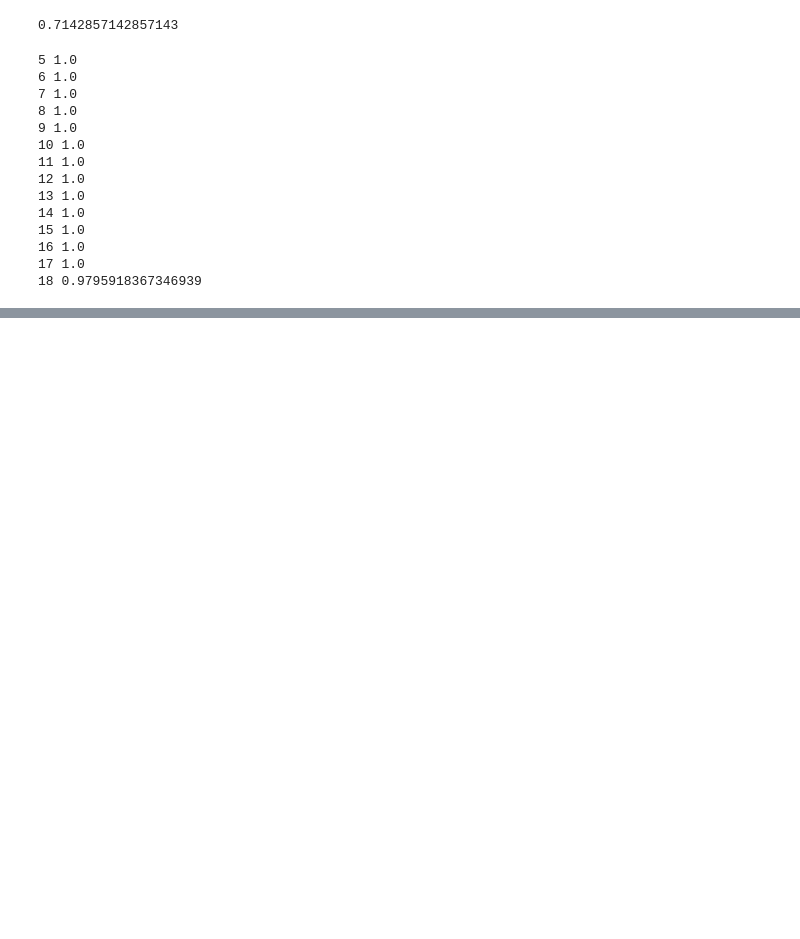
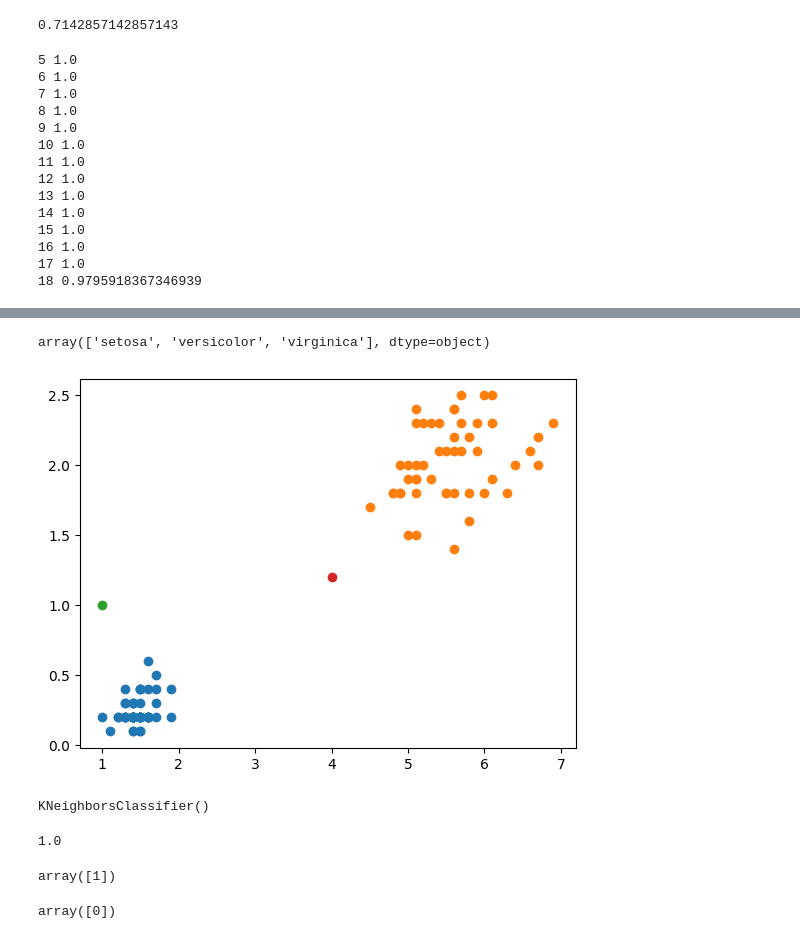
Before and after one commit to JUMI0110/ML, a Jupyter notebook: 01-3.ipynb, the cells around one changed output, grey strips where cells are left out. Drawn from its saved outputs; the diff is of its cells as text; code cells hidden in the pictures; blank space fills up the shorter version.

```diff
--- a/01-3.ipynb
+++ b/01-3.ipynb
@@ -149,0 +154,2 @@ for n in range(5, 50):
+# %%
+df = sns.load_dataset('iris')
@@ -149,0 +162,8 @@ for n in range(5, 50):
+# %%
+df.shape
+df['species'].unique()
+# %% [output]
+array(['setosa', 'versicolor', 'virginica'], dtype=object)
+# %%
+setosa_df = df[df['species'] == 'setosa']
+# setosa_df
@@ -149,0 +173,21 @@ for n in range(5, 50):
+# %%
+virginica_df = df[df['species'] == 'virginica']
+# virginica_df
+# %%
+se_length = setosa_df['petal_length'].tolist()
+se_width = setosa_df['petal_width'].tolist()
+
+ver_length = versicolor_df['petal_length'].tolist()
+ver_width = versicolor_df['petal_width'].tolist()
+
+vir_length = virginica_df['petal_length'].tolist()
+vir_width = virginica_df['petal_width'].tolist()
+# %%
+plt.scatter(se_length, se_width)
+plt.scatter(vir_length, vir_width)
+# plt.scatter(ver_length, ver_width)
+plt.scatter(1, 1)
+plt.scatter(4, 1.2)
+plt.show()
+# %% [output]
+[figure, added]
@@ -149,0 +200,17 @@ for n in range(5, 50):
+# %%
+kn = KNeighborsClassifier()
+kn.fit(iris_data, target_data)
+# %% [output]
+KNeighborsClassifier()
+# %%
+kn.score(iris_data, target_data)
+# %% [output]
+1.0
+# %%
+kn.predict([[1, 1]])
+# %% [output]
+array([1])
+# %%
+kn.predict([[4, 1.2]])
+# %% [output]
+array([0])
```
Also changed, not shown: parts of 5 cells of this notebook, 1 other file.
